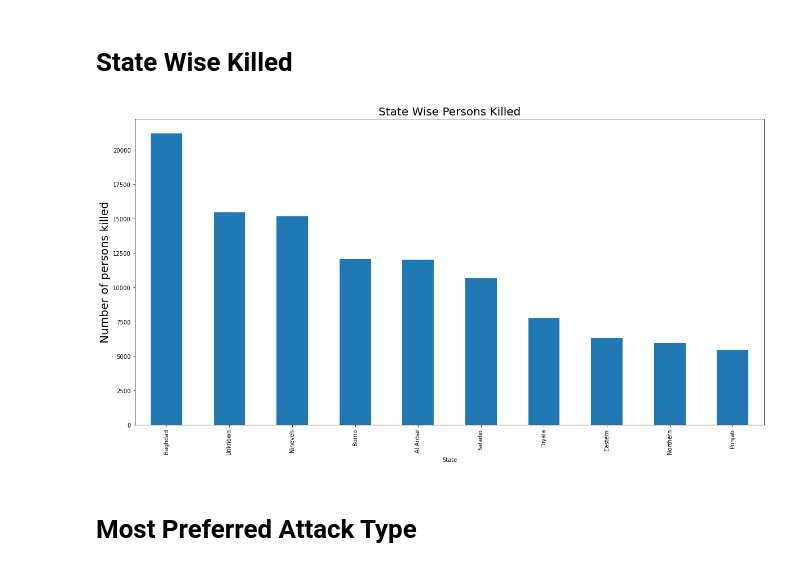
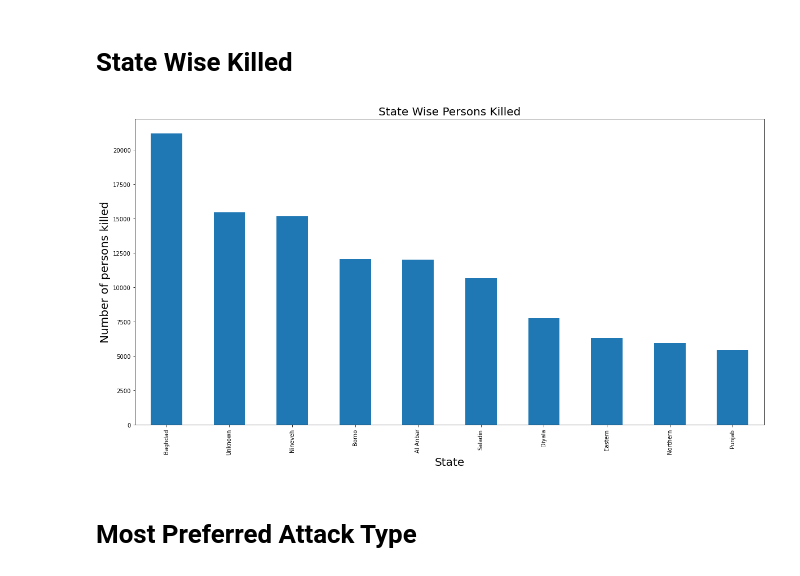
Before and after one commit to Archita-K/LGMVIP-DataScience, a Jupyter notebook: Intermediate Level/Task 1 - Exploratory Data Analysis on Dataset - Terrorism/Exploratory Data Analysis on Dataset - Terrorism.ipynb, the cells around one changed output. Saved outputs shown, nothing was run; the diff lists cells and outputs as text; code cells hidden in the pictures.

```diff
--- a/Intermediate Level/Task 1 - Exploratory Data Analysis on Dataset - Terrorism/Exploratory Data Analysis on Dataset - Terrorism.ipynb
+++ b/Intermediate Level/Task 1 - Exploratory Data Analysis on Dataset - Terrorism/Exploratory Data Analysis on Dataset - Terrorism.ipynb
@@ -322,11 +327,12 @@ plt.show()
 # %%
 plt.figure(figsize=(20,10))
 terrorism_data.groupby('State')['Killed'].sum().sort_values(ascending=False).head(10).plot(kind='bar')
 plt.title('State Wise Persons Killed', fontsize='20')
+plt.xlabel('State', fontsize='20')
 plt.ylabel('Number of persons killed', fontsize='20')
 plt.show()
 # %% [output]
-[figure, old version]
+[figure, new version]
 # %% [markdown]
 # Most Preferred Attack Type
 # %%
```
Also changed, not shown: parts of 4 cells of this notebook.
